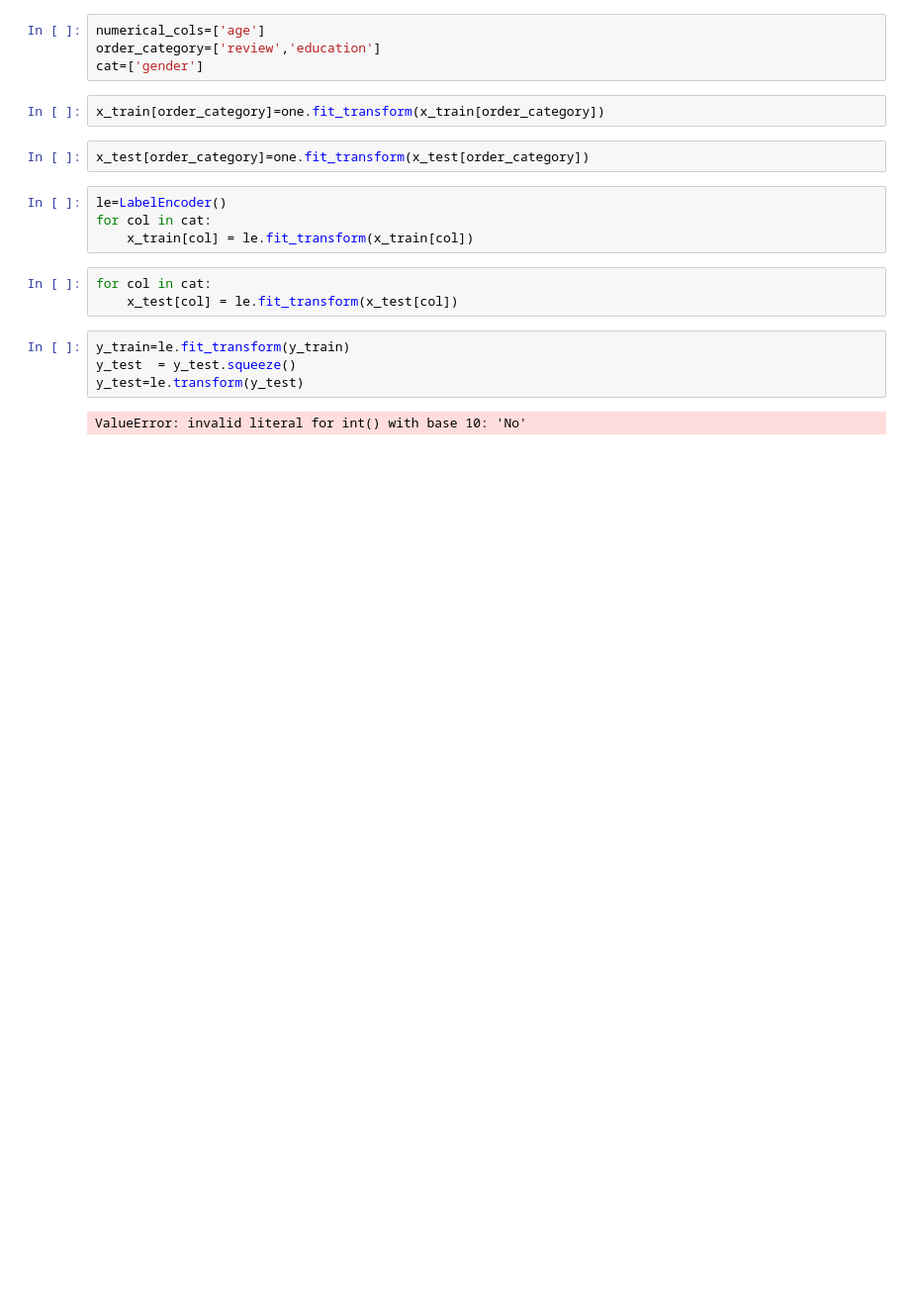
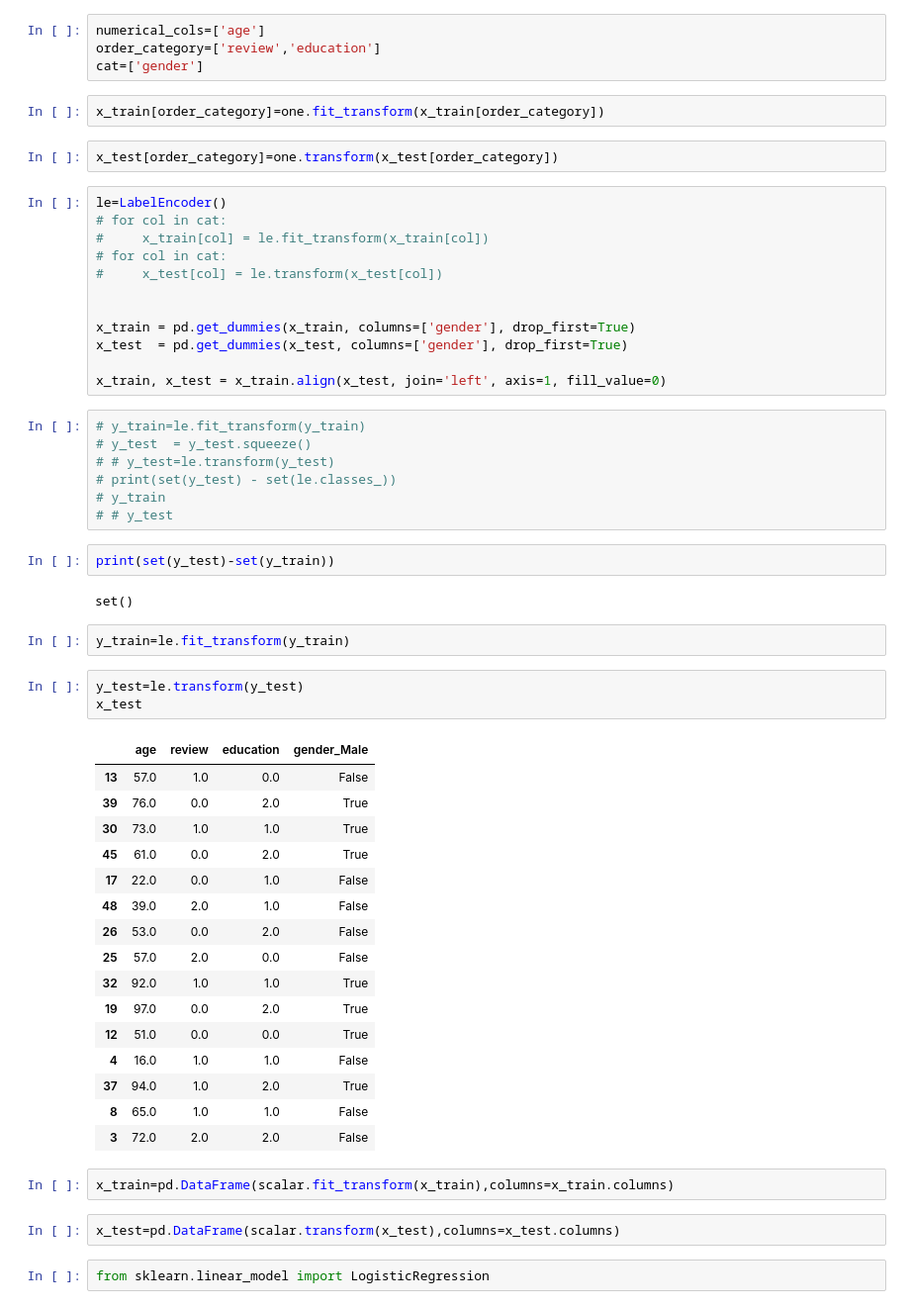
Before and after one commit to Rohit2209Raj/100_Days_of_Machine_Learning_new, a Jupyter notebook: Feature Engineering/1.Scaling/3.CategoricalEncoding/1.Ordinal Encoder/Ordinal Encoding.ipynb, the cells around one changed output. Shown at 99% size. Drawn from its saved outputs; the diff is of its cells as text; blank space fills up the shorter version.

```diff
--- a/Feature Engineering/1.Scaling/3.CategoricalEncoding/1.Ordinal Encoder/Ordinal Encoding.ipynb
+++ b/Feature Engineering/1.Scaling/3.CategoricalEncoding/1.Ordinal Encoder/Ordinal Encoding.ipynb
@@ -75,17 +65,55 @@ cat=['gender']
 # %%
 x_train[order_category]=one.fit_transform(x_train[order_category])
 # %%
-x_test[order_category]=one.fit_transform(x_test[order_category])
+x_test[order_category]=one.transform(x_test[order_category])
 # %%
 le=LabelEncoder()
-for col in cat:
-    x_train[col] = le.fit_transform(x_train[col])
+# for col in cat:
+#     x_train[col] = le.fit_transform(x_train[col])
+# for col in cat:
+#     x_test[col] = le.transform(x_test[col])
+
+
+x_train = pd.get_dummies(x_train, columns=['gender'], drop_first=True)
+x_test  = pd.get_dummies(x_test, columns=['gender'], drop_first=True)
+
+x_train, x_test = x_train.align(x_test, join='left', axis=1, fill_value=0)
-# %%
-for col in cat:
-    x_test[col] = le.fit_transform(x_test[col])
 # %%
-y_train=le.fit_transform(y_train)
-y_test  = y_test.squeeze()
-y_test=le.transform(y_test)
+# y_train=le.fit_transform(y_train)
+# y_test  = y_test.squeeze()
+# # y_test=le.transform(y_test)
+# print(set(y_test) - set(le.classes_))
+# y_train
+# # y_test
-# %% [output]
-ValueError: invalid literal for int() with base 10: 'No'
+# %%
+print(set(y_test)-set(y_train))
+# %% [output]
+set()
+# %%
+y_train=le.fit_transform(y_train)
+# %%
+y_test=le.transform(y_test)
+x_test
+# %% [output]
+|  | age | review | education | gender_Male |
+| 13 | 57.0 | 1.0 | 0.0 | False |
+| 39 | 76.0 | 0.0 | 2.0 | True |
+| 30 | 73.0 | 1.0 | 1.0 | True |
+| 45 | 61.0 | 0.0 | 2.0 | True |
+| 17 | 22.0 | 0.0 | 1.0 | False |
+| 48 | 39.0 | 2.0 | 1.0 | False |
+| 26 | 53.0 | 0.0 | 2.0 | False |
+| 25 | 57.0 | 2.0 | 0.0 | False |
+| 32 | 92.0 | 1.0 | 1.0 | True |
+| 19 | 97.0 | 0.0 | 2.0 | True |
+| 12 | 51.0 | 0.0 | 0.0 | True |
+| 4 | 16.0 | 1.0 | 1.0 | False |
+| 37 | 94.0 | 1.0 | 2.0 | True |
+| 8 | 65.0 | 1.0 | 1.0 | False |
+| 3 | 72.0 | 2.0 | 2.0 | False |
+# %%
+x_train=pd.DataFrame(scalar.fit_transform(x_train),columns=x_train.columns)
+# %%
+x_test=pd.DataFrame(scalar.transform(x_test),columns=x_test.columns)
+# %%
+from sklearn.linear_model import LogisticRegression
```
Also changed, not shown: parts of 7 cells of this notebook.
